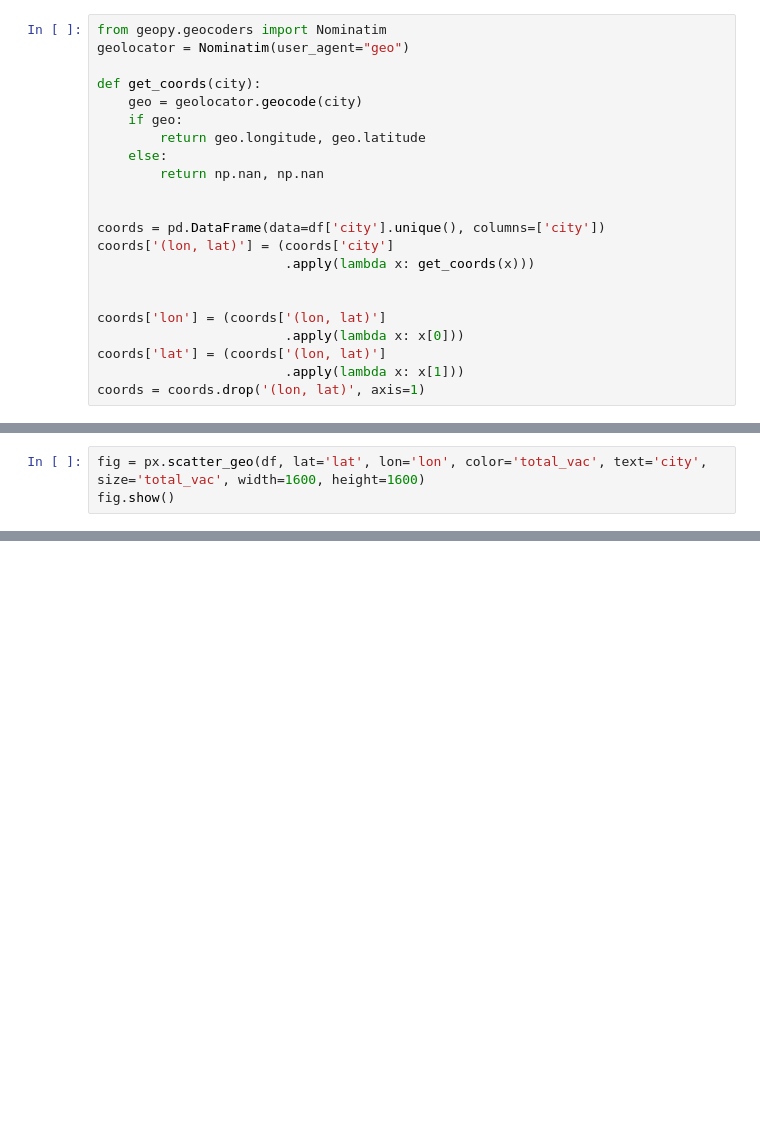
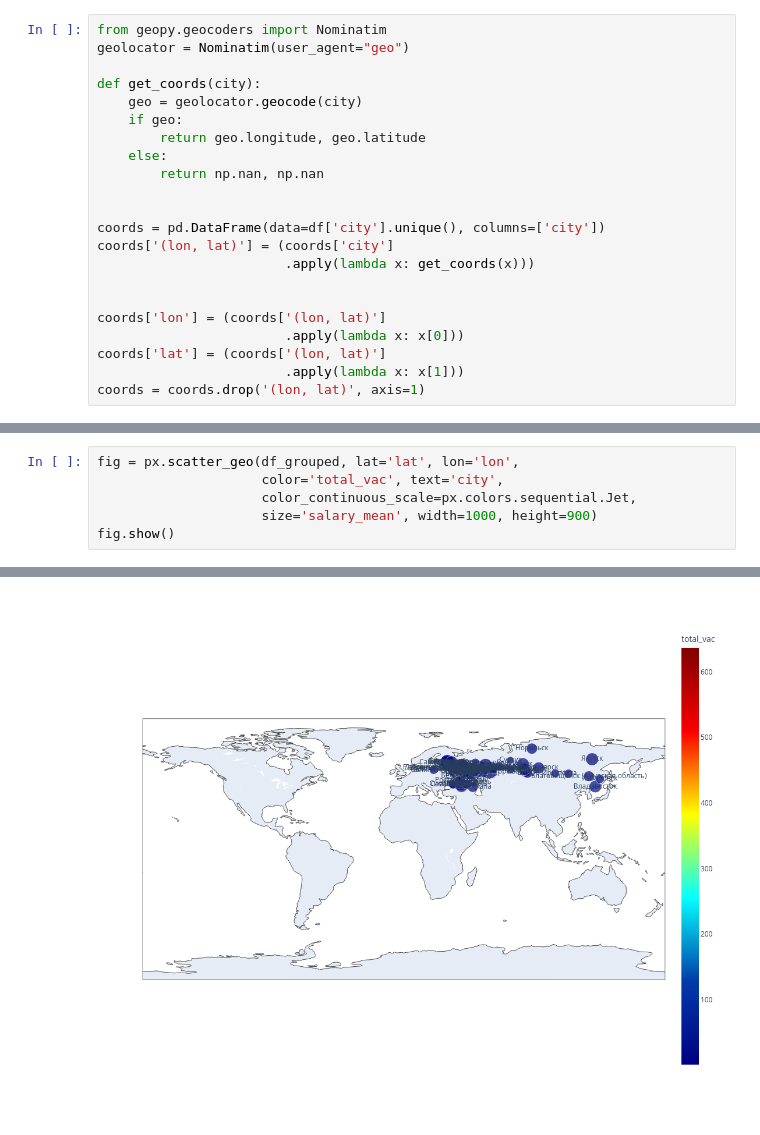
Before and after one commit to rufous86/hh_api, a Jupyter notebook: hh_api.ipynb, the cells around one changed output, grey strips where cells are left out. Drawn from its saved outputs; the diff is of its cells as text; blank space fills up the shorter version.

```diff
--- a/hh_api.ipynb
+++ b/hh_api.ipynb
@@ -188,4 +169,7 @@ df.head()
 # %%
-fig = px.scatter_geo(df, lat='lat', lon='lon', color='total_vac', text='city', size='total_vac', width=1600, height=1600)
+fig = px.scatter_geo(df_grouped, lat='lat', lon='lon',
+                     color='total_vac', text='city',
+                     color_continuous_scale=px.colors.sequential.Jet,
+                     size='salary_mean', width=1000, height=900)
 fig.show()
 # %% [output]
@@ -192,0 +176 @@ fig.show()
+[figure, added]
```
Also changed, not shown: parts of 20 cells of this notebook.
